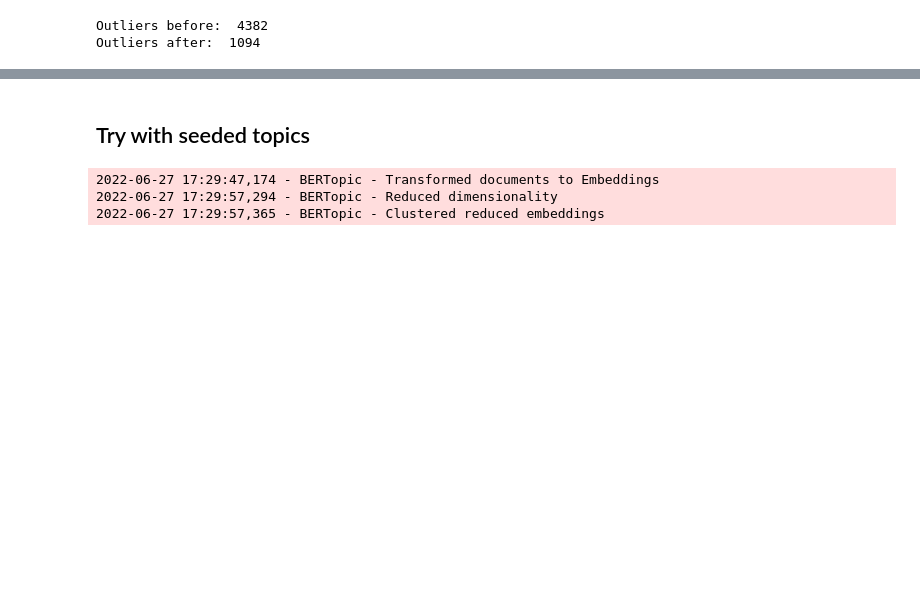
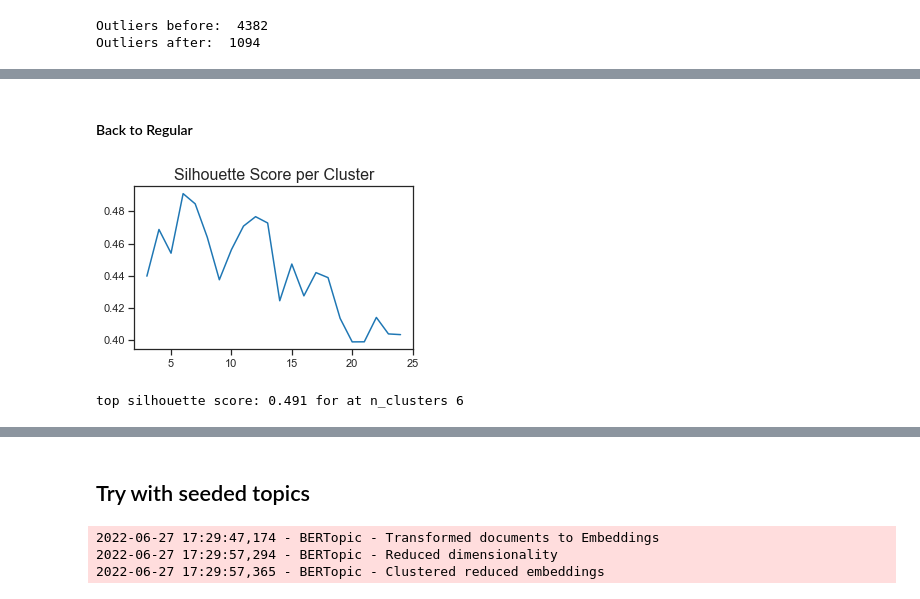
Before and after one commit to sssomani/statins_reddit, a Jupyter notebook: notebooks/BERTopic_statins.ipynb, the cells around one changed output, grey strips where cells are left out. Drawn from its saved outputs; the diff is of its cells as text; code cells hidden in the pictures; blank space fills up the shorter version.

Commit message:
Updating notebooks to reflect current status.

```diff
--- a/notebooks/BERTopic_statins.ipynb
+++ b/notebooks/BERTopic_statins.ipynb
@@ -269,0 +430,4 @@ k_means_topic_model.visualize_hierarchy()
+# %%
+spec_topic_model_save = deepcopy(spec_topic_model)
+# %%
+spec_topic_model = deepcopy(spec_topic_model_save)
@@ -269,0 +436,2 @@ k_means_topic_model.visualize_hierarchy()
+# %% [markdown]
+#### Back to Regular
@@ -269,0 +461,33 @@ k_means_topic_model.visualize_hierarchy()
+# %%
+c_tf_idf_mms = mms().fit_transform(spec_topic_model.c_tf_idf.toarray())
+c_tf_idf_embed_vis = UMAP(n_neighbors=4, n_components=2, metric='hellinger', random_state=42).fit_transform(c_tf_idf_mms)
+c_tf_idf_embed = UMAP(n_neighbors=4, n_components=3, metric='hellinger', random_state=42).fit_transform(c_tf_idf_mms)
+# %%
+from sklearn.metrics import silhouette_score
+
+def find_silhouette_scores(c_tf_idf_embed, llim=3, ulim=25):
+
+    ss = []
+    cluster_arr = np.arange(llim, ulim)
+
+    for n_clusters in cluster_arr:
+        clusters = SpectralClustering(n_clusters=n_clusters, random_state=42).fit_predict(c_tf_idf_embed)
+        ss.append(silhouette_score(c_tf_idf_embed, clusters))
+
+    with sns.plotting_context('notebook'):
+        sns.set_style('ticks')
+        plt.figure(figsize=(5, 3))
+        ax = sns.lineplot(x=cluster_arr, y=ss, palette='autumn')
+        ax.set_title('Silhouette Score per Cluster', {'fontsize' : 16})
+        plt.show(ax)
+
+    ideal_n_clusters = cluster_arr[np.argmax(ss)]
+
+    print("top silhouette score: {0:0.3f} for at n_clusters {1}".format(np.max(ss), ideal_n_clusters))
+
+    return ideal_n_clusters
+# %%
+ideal_n_clusters = find_silhouette_scores(c_tf_idf_embed)
+# %% [output]
+[figure, added]
+top silhouette score: 0.491 for at n_clusters 6
```
Also changed, not shown: parts of 83 cells of this notebook, 3 other files.
